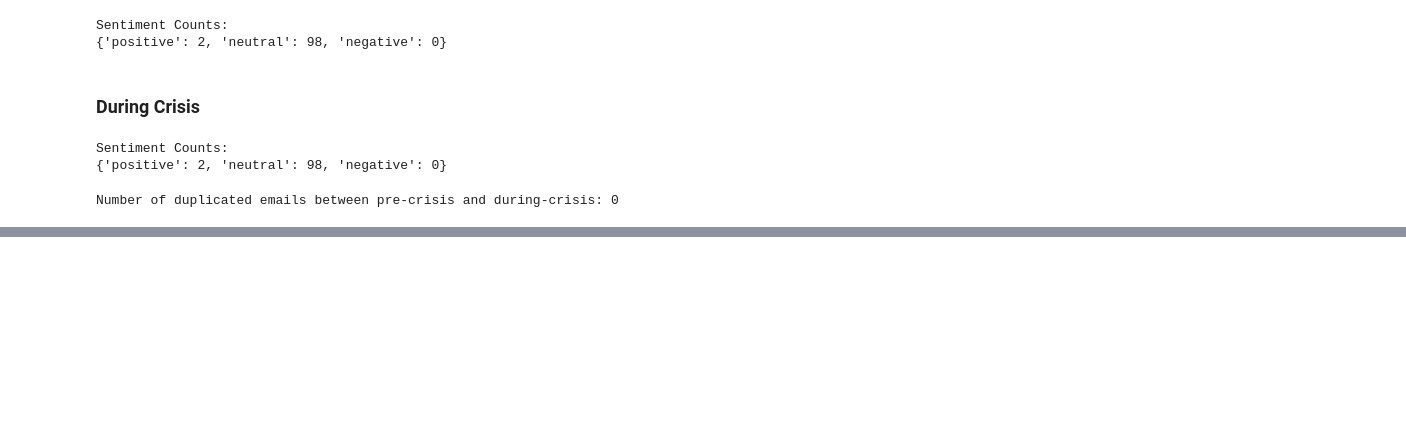
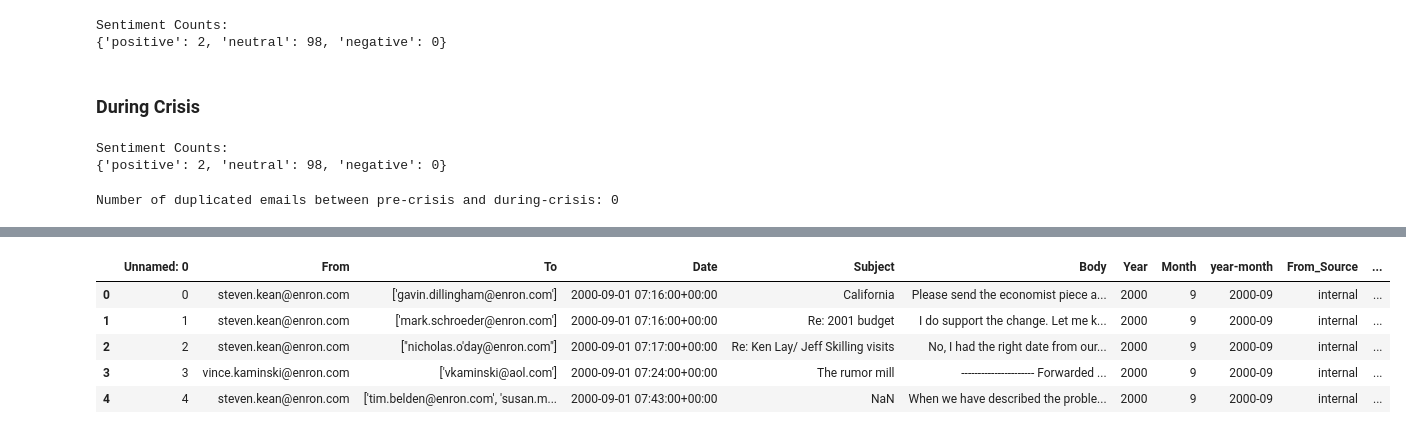
Before and after one commit to dyleedoes/enron_ind5003, a Jupyter notebook: ind5003_enron_nlp.ipynb, the cells around one changed output, grey strips where cells are left out. Saved outputs shown, nothing was run; the diff lists cells and outputs as text; code cells hidden in the pictures; blank space fills up the shorter version.

```diff
--- a/ind5003_enron_nlp.ipynb
+++ b/ind5003_enron_nlp.ipynb
@@ -905,0 +930,9 @@ Number of duplicated emails between pre-crisis and during-crisis: 0
+# %%
+enron_during_crisis_betweenness.head()
+# %% [output]
+|  | Unnamed: 0 | From | To | Date | Subject | Body | Year | Month | year-month | From_Source | ... |
+| 0 | 0 | steven.kean@enron.com | ['gavin.dillingham@enron.com'] | 2000-09-01 07:16:00+00:00 | California | Please send the economist piece a... | 2000 | 9 | 2000-09 | internal | ... |
+| 1 | 1 | steven.kean@enron.com | ['mark.schroeder@enron.com'] | 2000-09-01 07:16:00+00:00 | Re: 2001 budget | I do support the change. Let me k... | 2000 | 9 | 2000-09 | internal | ... |
+| 2 | 2 | steven.kean@enron.com | ["nicholas.o'day@enron.com"] | 2000-09-01 07:17:00+00:00 | Re: Ken Lay/ Jeff Skilling visits | No, I had the right date from our... | 2000 | 9 | 2000-09 | internal | ... |
+| 3 | 3 | vince.kaminski@enron.com | ['vkaminski@aol.com'] | 2000-09-01 07:24:00+00:00 | The rumor mill | ---------------------- Forwarded ... | 2000 | 9 | 2000-09 | internal | ... |
+| 4 | 4 | steven.kean@enron.com | ['tim.belden@enron.com', 'susan.m... | 2000-09-01 07:43:00+00:00 | NaN | When we have described the proble... | 2000 | 9 | 2000-09 | internal | ... |
```
Also changed, not shown: parts of 32 cells of this notebook, 58 other files.
